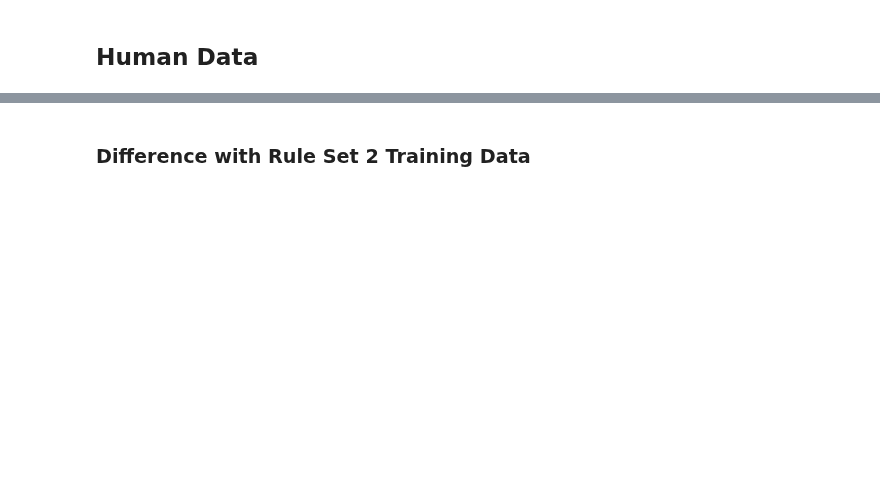
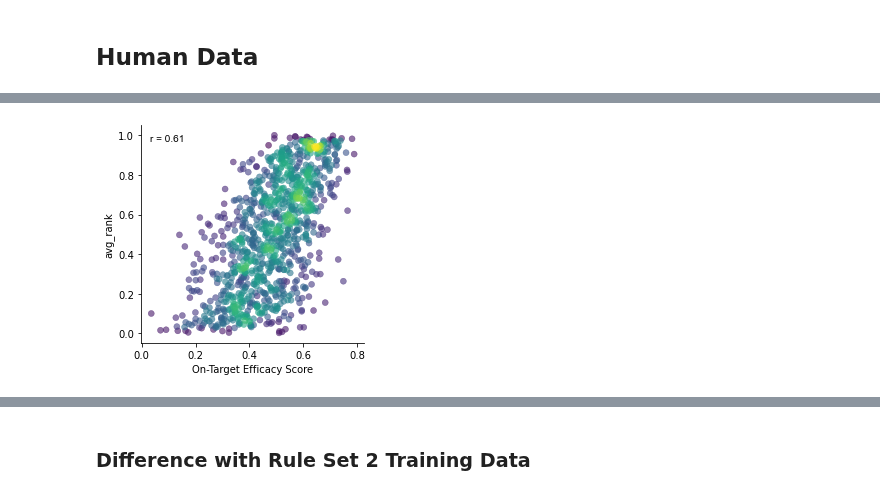
Before and after one commit to gpp-rnd/rs_dev, a Jupyter notebook: code/00_processing_Doench2014.ipynb, the cells around one changed output, grey strips where cells are left out. Saved outputs shown, nothing was run; the diff lists cells and outputs as text; code cells hidden in the pictures; blank space fills up the shorter version.

```diff
--- a/code/00_processing_Doench2014.ipynb
+++ b/code/00_processing_Doench2014.ipynb
@@ -200,20 +241,22 @@ human_model_df_list = []
 for cond, df in filtered_human_lfcs.groupby('condition'):
     expected_hit = human_expected_hits[cond]
     tp_sgs = df[df['Target Gene Symbol'] == expected_hit].copy()
-    tp_sgs['neg_gene_zscore'] = (tp_sgs
-                                 .lfc
-                                 .apply(lambda x: (x-x.mean())/x.std()))
+    tp_sgs['gene_rank'] = (tp_sgs
+                           .lfc
+                           .rank(pct=True, ascending=True))
     human_model_df_list.append(tp_sgs)
 human_model_df = pd.concat(human_model_df_list)
 human_avg_rank = (human_model_df.groupby(['sgRNA Sequence', 'sgRNA Context Sequence', 'Target Gene Symbol',
                                           'Target Cut %', 'On-Target Efficacy Score'])
-                  .agg(avg_neg_gene_zscore = ('neg_gene_zscore', 'mean'))
+                  .agg(avg_rank = ('gene_rank', 'mean'))
                   .reset_index())
 # %%
 plt.subplots(figsize=(4,4))
-gpplot.point_densityplot(data=human_avg_rank, y='neg_gene_zscore', x='On-Target Efficacy Score')
-gpplot.add_correlation(data=human_avg_rank, y='neg_gene_zscore', x='On-Target Efficacy Score')
+gpplot.point_densityplot(data=human_avg_rank, y='avg_rank', x='On-Target Efficacy Score')
+gpplot.add_correlation(data=human_avg_rank, y='avg_rank', x='On-Target Efficacy Score')
 sns.despine()
+# %% [output]
+[figure, added]
 # %%
 human_training_data = human_avg_rank.drop('On-Target Efficacy Score', axis=1)
 human_training_data
```
Also changed, not shown: parts of 12 cells of this notebook, 3 other files.
